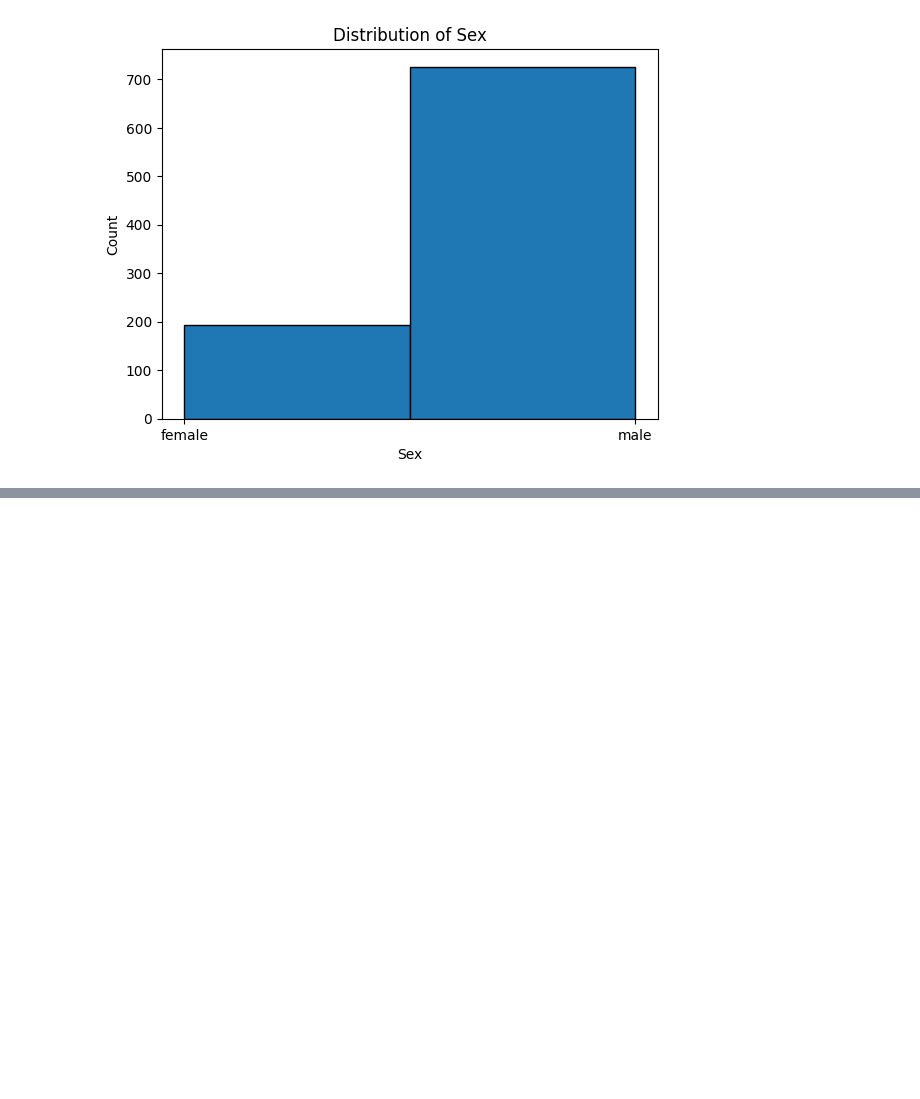
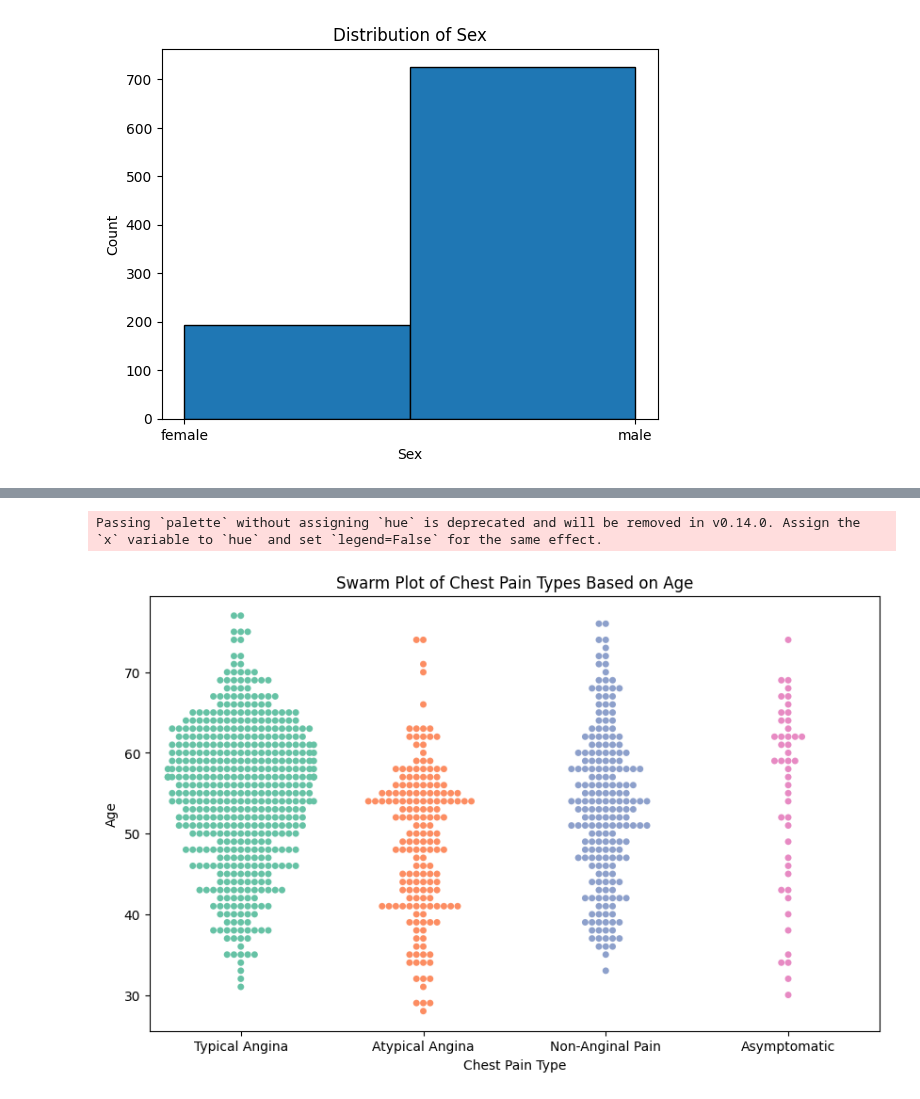
Before and after one commit to KasperFuru/datamining_oblig1, a Jupyter notebook: oblignotebook.ipynb, the cells around one changed output, grey strips where cells are left out. Cells and saved outputs as stored; diff of their text form; code cells hidden in the pictures; blank space fills up the shorter version.

```diff
--- a/oblignotebook.ipynb
+++ b/oblignotebook.ipynb
@@ -117,0 +160,15 @@ AttributeError: 'Axes' object has no attribute 'xsticks'
+# %%
+import seaborn as sns
+import matplotlib.pyplot as plt
+
+# Create a swarm plot
+plt.figure(figsize=(10, 6))
+sns.swarmplot(x='cp', y='age', data=df, palette='Set2')
+plt.xticks(ticks=[0, 1, 2, 3], labels=['Typical Angina', 'Atypical Angina', 'Non-Anginal Pain', 'Asymptomatic'])
+plt.xlabel('Chest Pain Type')
+plt.ylabel('Age')
+plt.title('Swarm Plot of Chest Pain Types Based on Age')
+plt.show()
+# %% [output]
+Passing `palette` without assigning `hue` is deprecated and will be removed in v0.14.0. Assign the `x` variable to `hue` and set `legend=False` for the same effect.
+[figure, added]
```
Also changed, not shown: parts of 3 cells of this notebook.
